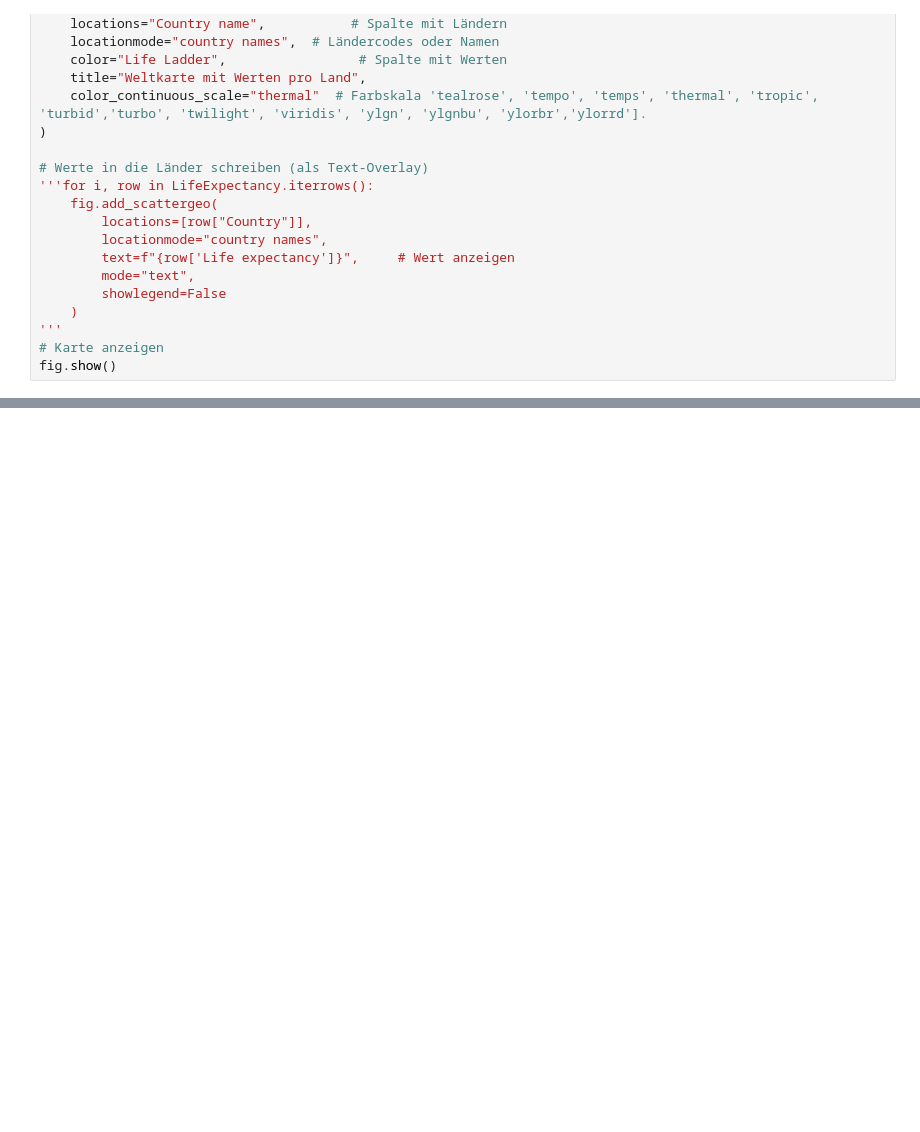
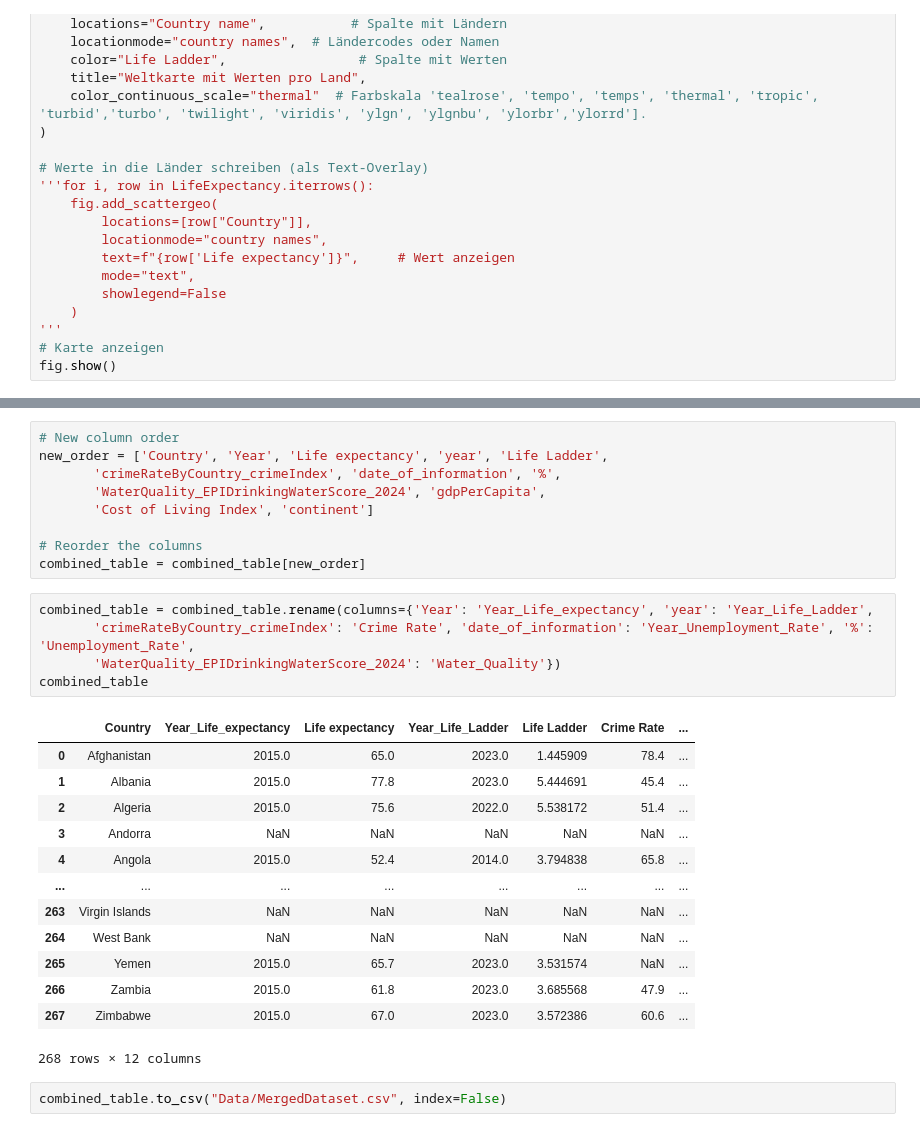
Before and after one commit to mats-ad/Quality-of-Life-World, a Jupyter notebook: DAP_Test.ipynb, the cells around one changed output, grey strips where cells are left out. Saved outputs shown, nothing was run; the diff lists cells and outputs as text; blank space fills up the shorter version.

```diff
--- a/DAP_Test.ipynb
+++ b/DAP_Test.ipynb
@@ -254,0 +545,30 @@ fig.show()
+# %%
+# New column order
+new_order = ['Country', 'Year', 'Life expectancy', 'year', 'Life Ladder',
+       'crimeRateByCountry_crimeIndex', 'date_of_information', '%',
+       'WaterQuality_EPIDrinkingWaterScore_2024', 'gdpPerCapita',
+       'Cost of Living Index', 'continent']
+
+# Reorder the columns
+combined_table = combined_table[new_order]
+# %%
+combined_table = combined_table.rename(columns={'Year': 'Year_Life_expectancy', 'year': 'Year_Life_Ladder',
+       'crimeRateByCountry_crimeIndex': 'Crime Rate', 'date_of_information': 'Year_Unemployment_Rate', '%': 'Unemployment_Rate',
+       'WaterQuality_EPIDrinkingWaterScore_2024': 'Water_Quality'})
+combined_table
+# %% [output]
+|  | Country | Year_Life_expectancy | Life expectancy | Year_Life_Ladder | Life Ladder | Crime Rate | ... |
+| 0 | Afghanistan | 2015.0 | 65.0 | 2023.0 | 1.445909 | 78.4 | ... |
+| 1 | Albania | 2015.0 | 77.8 | 2023.0 | 5.444691 | 45.4 | ... |
+| 2 | Algeria | 2015.0 | 75.6 | 2022.0 | 5.538172 | 51.4 | ... |
+| 3 | Andorra | NaN | NaN | NaN | NaN | NaN | ... |
+| 4 | Angola | 2015.0 | 52.4 | 2014.0 | 3.794838 | 65.8 | ... |
+| ... | ... | ... | ... | ... | ... | ... | ... |
+| 263 | Virgin Islands | NaN | NaN | NaN | NaN | NaN | ... |
+| 264 | West Bank | NaN | NaN | NaN | NaN | NaN | ... |
+| 265 | Yemen | 2015.0 | 65.7 | 2023.0 | 3.531574 | NaN | ... |
+| 266 | Zambia | 2015.0 | 61.8 | 2023.0 | 3.685568 | 47.9 | ... |
+| 267 | Zimbabwe | 2015.0 | 67.0 | 2023.0 | 3.572386 | 60.6 | ... |
+268 rows × 12 columns
+# %%
+combined_table.to_csv("Data/MergedDataset.csv", index=False)
```
Also changed, not shown: parts of 25 cells of this notebook.
